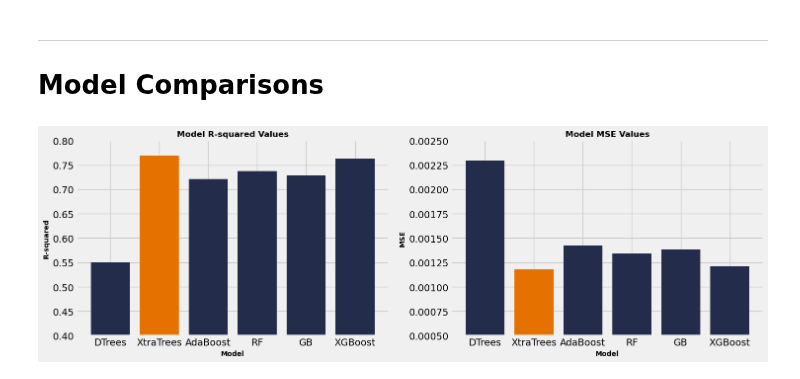
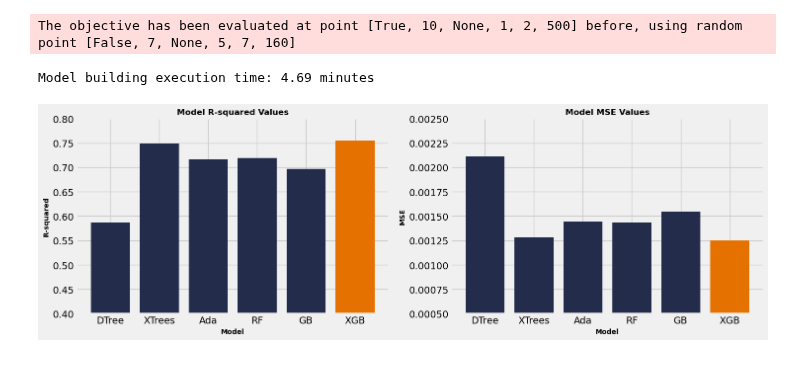
Before and after one commit to UVA-MLSys/Big-Data-Systems, a Jupyter notebook: Team 7/Jupyter Notebooks/Models.ipynb, the cells around one changed output. Drawn from its saved outputs; the diff is of its cells as text; code cells hidden in the pictures.

```diff
--- a/Team 7/Jupyter Notebooks/Models.ipynb
+++ b/Team 7/Jupyter Notebooks/Models.ipynb
@@ -55,9 +17,5 @@ for key, value in hardware_details.items():
 # %%
-# Load the data
 df = pd.read_csv('df_clean.csv')
-df_last = pd.read_csv('df_last.csv')
-label_col_name = "mvp_share"
-labels = df.pop(label_col_name)
-stratify = df.pop("Rank")
+labels = df.pop("mvp_share")
 df_selected = pd.read_csv('df_selected.csv')
 feature_names = list(df_selected.columns)
@@ -535,50 +22,27 @@ Feature Importances:
-# %% [markdown]
----
-
-# Model Comparisons
-# %%
-# Data for R-squared values
-r_sqs = [test_r2_Dtree, test_r2_Xtrees, test_r2_Ada, test_r2_rf, test_r2_gb, test_r2_xgb]
-
-# Data for MSE values
-MSE_s = [test_mse_Dtree, test_mse_Xtrees, test_mse_Ada, test_mse_rf, test_mse_gb, test_mse_xgb]
-
-# List of model names
-model_names = ['DTrees', 'XtraTrees', 'AdaBoost', 'RF', 'GB', 'XGBoost']
-
-# Determine colors for R-squared bars
-r_sq_colors = ['#E57200' if r == max(r_sqs) else '#232D4B' for r in r_sqs]
-
-# Determine colors for MSE bars
-mse_colors = ['#E57200' if mse == min(MSE_s) else '#232D4B' for mse in MSE_s]
-
-plt.style.use('fivethirtyeight')
-
-# Create a figure with two subplots
-fig, axs = plt.subplots(1, 2, figsize=(15, 5))
-
-# Plot the R-squared values
-axs[0].bar(model_names, r_sqs, color=r_sq_colors)
-axs[0].set_xlabel('Model', fontdict={'fontsize': 10, 'fontweight': 'bold'})
-axs[0].set_ylabel('R-squared', fontdict={'fontsize': 10, 'fontweight': 'bold'})
-axs[0].set_title('Model R-squared Values', fontdict={'fontsize': 12, 'fontweight': 'bold'})
-axs[0].tick_params(axis='x', rotation=0)
-axs[0].set_ylim(0.4, 0.8)
-
-# Plot the MSE values
-axs[1].bar(model_names, MSE_s, color=mse_colors)
-axs[1].set_xlabel('Model', fontdict={'fontsize': 10, 'fontweight': 'bold'})
-axs[1].set_ylabel('MSE', fontdict={'fontsize': 10, 'fontweight': 'bold'})
-axs[1].set_title('Model MSE Values', fontdict={'fontsize': 12, 'fontweight': 'bold'})
-axs[1].tick_params(axis='x', rotation=0)
-axs[1].set_ylim(0.0005, 0.0025)
-
-# Adjust layout to prevent overlap
-plt.tight_layout()
-
-# Show the plot
-plt.show()
-# %% [output]
-[figure, removed]
+# %%
+start_time = time.time()
+
+trained_models, results, best_model_name, best_model = train_models(df_selected,
+                                                                    df,
+                                                                    labels,
+                                                                    feature_names,
+                                                                    label_col_name="mvp_share")
+
+end_time = time.time()
+execution_time = end_time - start_time
+print(f"Model building execution time: {round(execution_time/60, 2)} minutes")
+# %% [output]
+The objective has been evaluated at point [True, 10, None, 1, 2, 500] before, using random point [False, 7, None, 5, 7, 160]
+Model building execution time: 4.69 minutes
+# %%
+# Extract the model names, R-squared values, and MSE values from the results
+model_names = list(results.keys())
+r_sqs = [result["R-squared"] for result in results.values()]
+MSE_s = [result["MSE"] for result in results.values()]
+
+# Call the plotting function
+plot_model_performance(model_names, r_sqs, MSE_s)
+# %% [output]
+[figure, added]
 # %%
 # Save the best model
```
Also changed, not shown: parts of 26 cells of this notebook, 2 other files.
